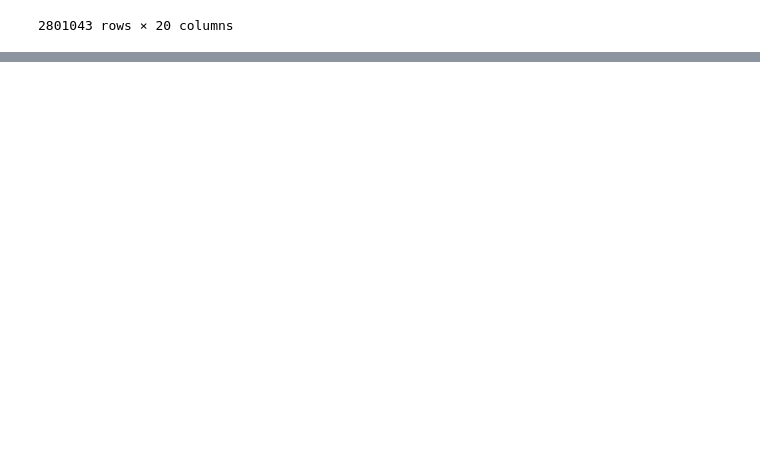
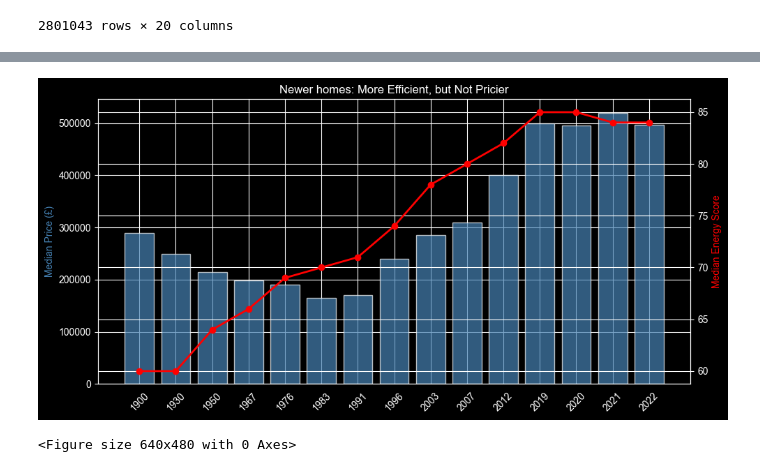
Before and after one commit to samaddmirzaa/london-property-intelligence, a Jupyter notebook: notebooks/03_EDA.ipynb, the cells around one changed output, grey strips where cells are left out. Drawn from its saved outputs; the diff is of its cells as text; code cells hidden in the pictures; blank space fills up the shorter version.

```diff
--- a/notebooks/03_EDA.ipynb
+++ b/notebooks/03_EDA.ipynb
@@ -65,0 +223,30 @@ sns.heatmap(corr_map, annot=False, cmap="YlOrRd")
+# %%
+df['age_year'] = df['CONSTRUCTION_AGE_BAND'].str.extract(r"(\d{4})").astype(float)
+# %%
+age = (df.dropna(subset=['age_year'])
+         .groupby('age_year')
+         .agg(n=('price', 'size'),
+              med_price=('price', 'median'),
+              med_energy=('CURRENT_ENERGY_EFFICIENCY', 'median'))
+         .query('n >= 2000'))
+# %%
+fig, ax1 = plt.subplots(figsize=(10, 5))
+x = range(len(age))
+
+ax1.bar(x, age['med_price'], color='steelblue', alpha=0.7)
+ax1.set_ylabel('Median Price (£)', color='steelblue')
+ax1.set_xticks(list(x))
+ax1.set_xticklabels(age.index.astype(int), rotation=45)
+
+ax2 = ax1.twinx()
+ax2.plot(x, age['med_energy'], color='red', marker='o', linewidth=2)
+ax2.set_ylabel('Median Energy Score', color='red')
+
+plt.title("Newer homes: More Efficient, but Not Pricier")
+plt.tight_layout()
+plt.show()
+
+plt.savefig(fig_dir/'price_energy_age.png', dpi=120, bbox_inches="tight")
+# %% [output]
+[figure, added]
+<Figure size 640x480 with 0 Axes>
```
Also changed, not shown: parts of 22 cells of this notebook, 1 other file.
